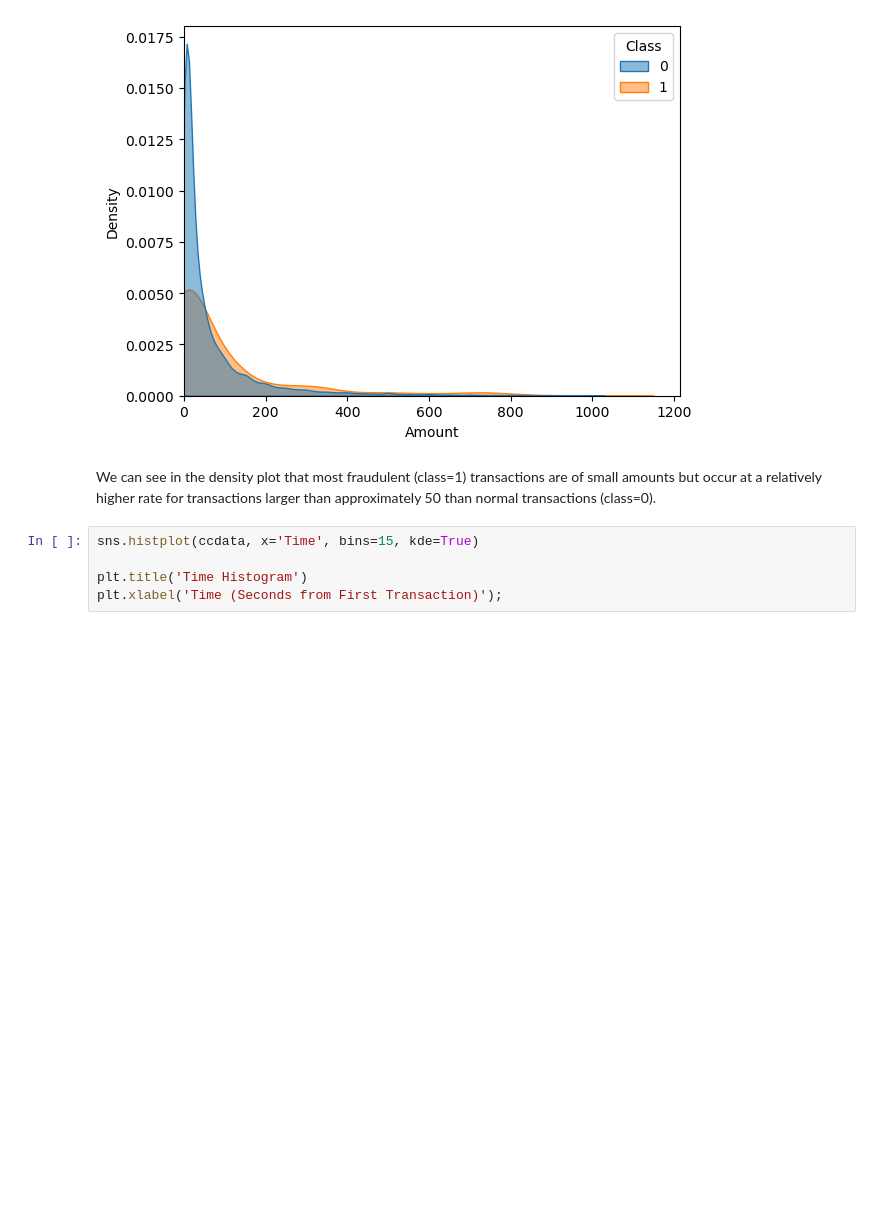
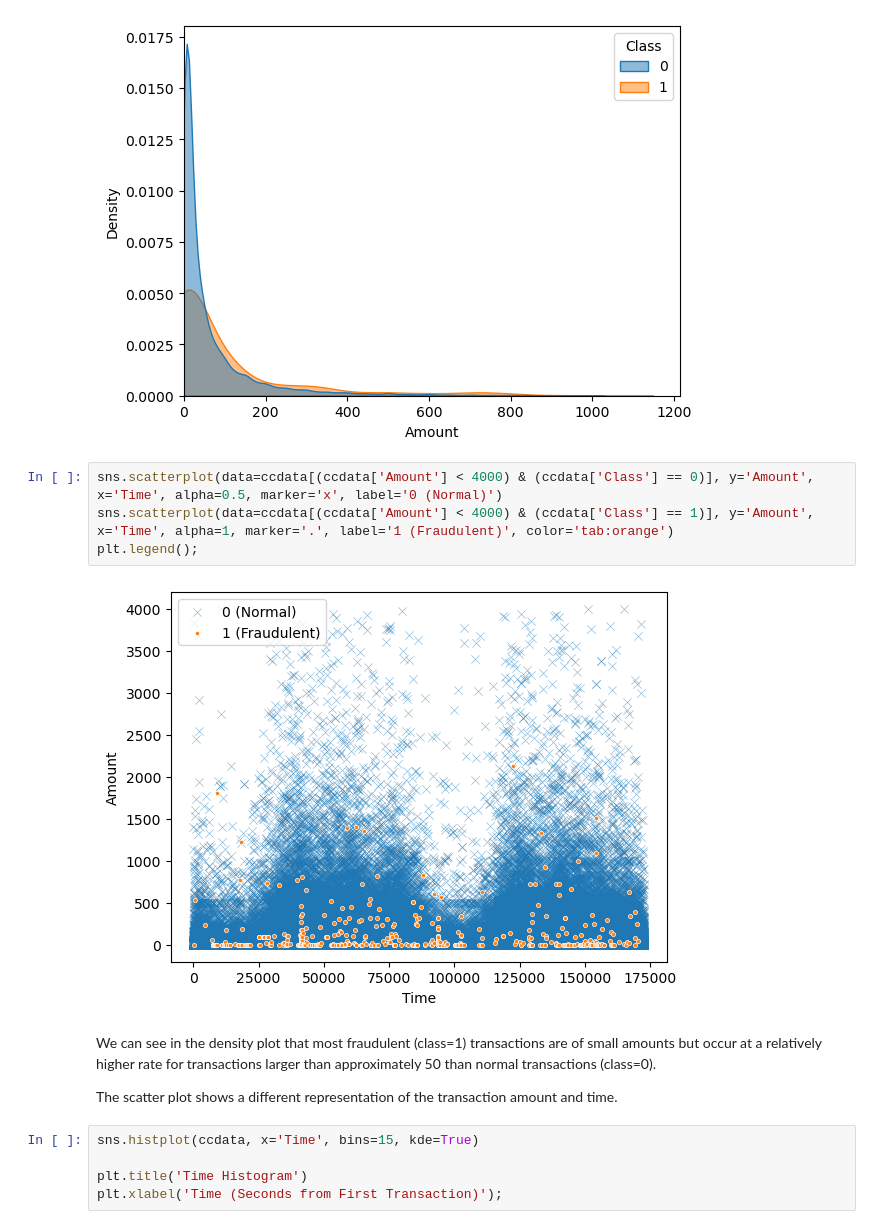
Before and after one commit to cedrickeller-cmd/financial-transactions-fraud-detection, a Jupyter notebook: main.ipynb, the cells around one changed output. Cells and saved outputs as stored; diff of their text form; blank space fills up the shorter version.

Commit message:
in EDA, added an amount-time scatter plot and made minor description changes

```diff
--- a/main.ipynb
+++ b/main.ipynb
@@ -192,8 +192,16 @@ sns.kdeplot(ccdata[ccdata['Amount'] < 1000], x='Amount', hue='Class', fill=True,
 plt.xlim(left=0);
 # %% [output]
 [figure]
+# %%
+sns.scatterplot(data=ccdata[(ccdata['Amount'] < 4000) & (ccdata['Class'] == 0)], y='Amount', x='Time', alpha=0.5, marker='x', label='0 (Normal)')
+sns.scatterplot(data=ccdata[(ccdata['Amount'] < 4000) & (ccdata['Class'] == 1)], y='Amount', x='Time', alpha=1, marker='.', label='1 (Fraudulent)', color='tab:orange')
+plt.legend();
+# %% [output]
+[figure, added]
 # %% [markdown]
 We can see in the density plot that most fraudulent (class=1) transactions are of small amounts but occur at a relatively higher rate for transactions larger than approximately 50 than normal transactions (class=0).
+
+The scatter plot shows a different representation of the transaction amount and time.
 # %%
 sns.histplot(ccdata, x='Time', bins=15, kde=True)
 
```
Also changed, not shown: parts of 2 cells of this notebook.
